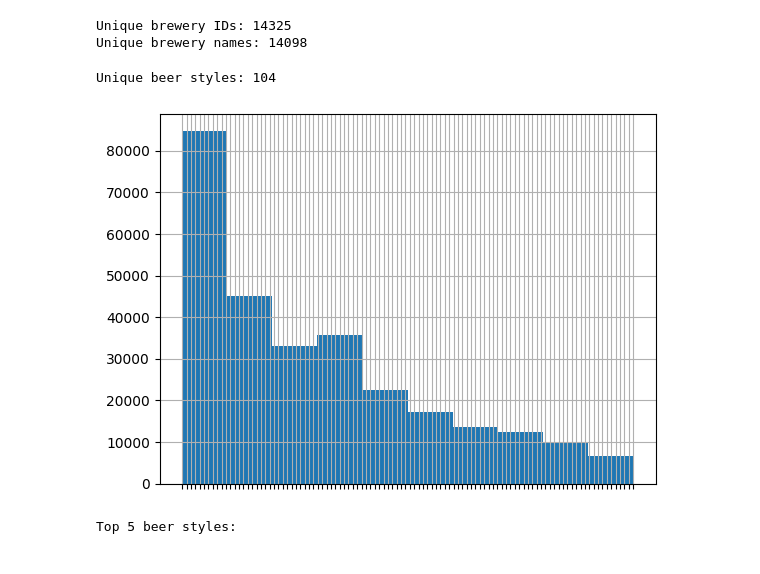
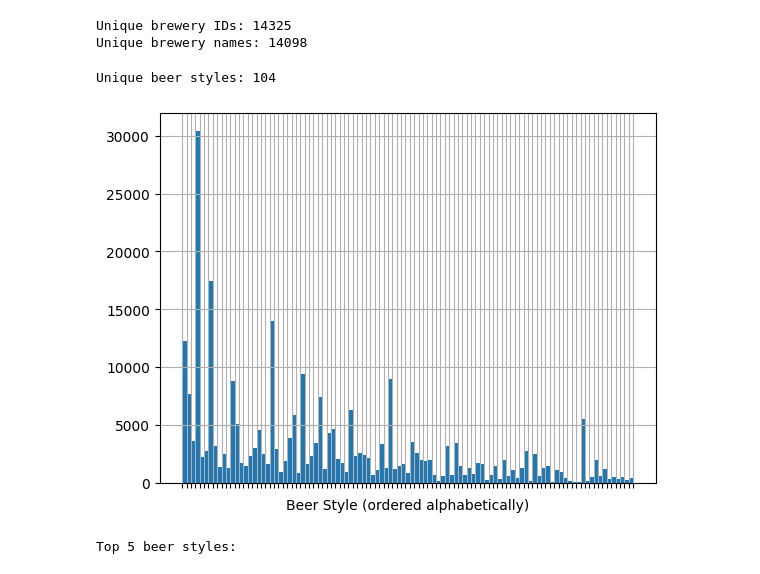
Before and after one commit to epfl-ada/ada-2022-project-miraculouscobras420, a Jupyter notebook: project_milestone2_mark.ipynb, the cells around one changed output. Cells and saved outputs as stored; diff of their text form; code cells hidden in the pictures.

Commit message:
Updated histograms in EDA

```diff
--- a/project_milestone2_mark.ipynb
+++ b/project_milestone2_mark.ipynb
@@ -232,14 +232,15 @@ Unique brewery names: 14098
 # %%
 # How many styles of beer?
 
 print(f"Unique beer styles: {BeerAdvocate['style'].nunique()}")
-ax=BeerAdvocate['style'].hist()
+ax=BeerAdvocate['style'].hist(bins=np.arange(BeerAdvocate['style'].nunique()))
 ax.set_xticklabels([])
+ax.set_xlabel('Beer Style (ordered alphabetically)')
 
 plt.show()
 # %% [output]
 Unique beer styles: 104
-[figure, old version]
+[figure, new version]
 # %%
 # What are the most popular beer styles?
 print("Top 5 beer styles: \n")
```
Also changed, not shown: parts of 1 cell of this notebook.
